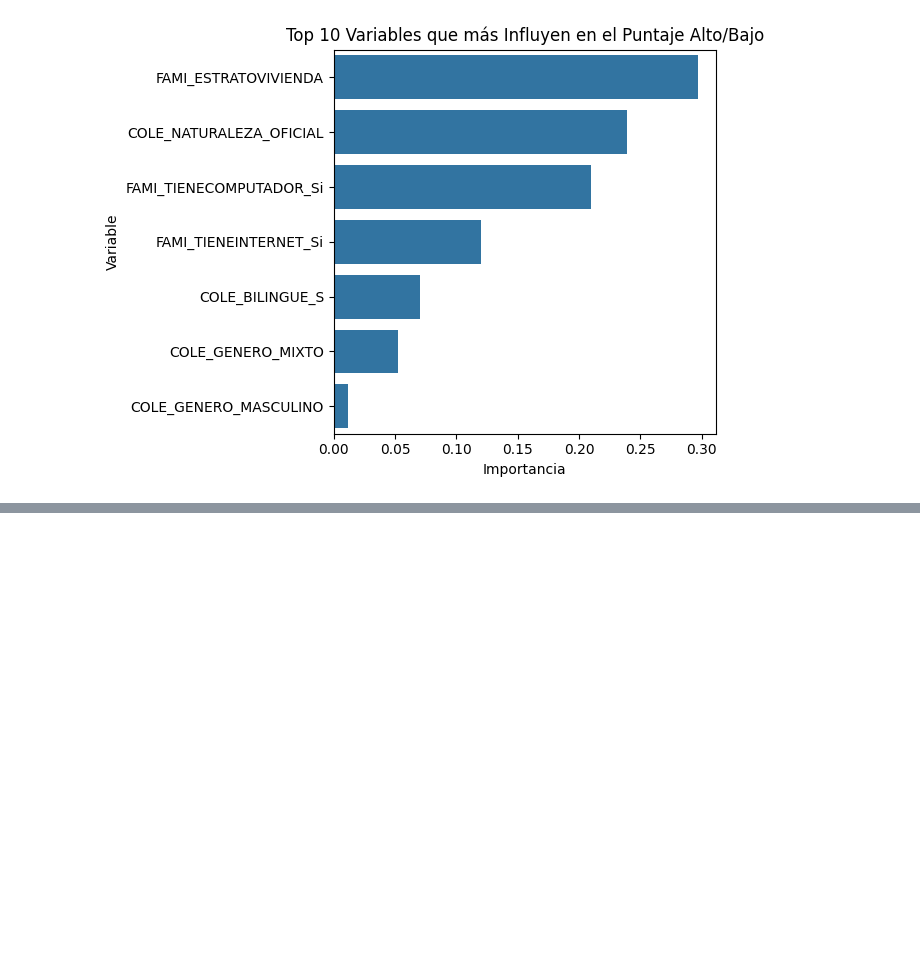
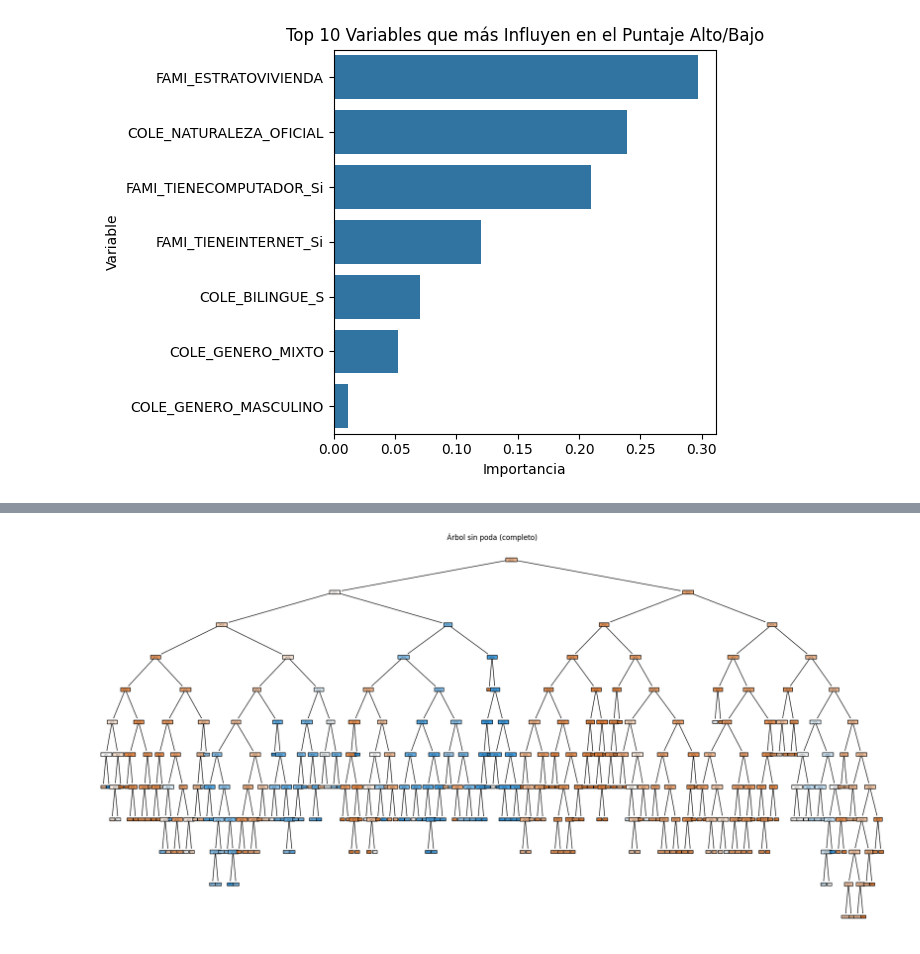
Before and after one commit to MiguelVel95/EspecMiguel, a Jupyter notebook: Trabajo Final/TrabajoFinal.ipynb, the cells around one changed output, grey strips where cells are left out. Cells and saved outputs as stored; diff of their text form; code cells hidden in the pictures; blank space fills up the shorter version.

```diff
--- a/Trabajo Final/TrabajoFinal.ipynb
+++ b/Trabajo Final/TrabajoFinal.ipynb
@@ -568,0 +606,7 @@ plt.show()
+# %%
+plt.figure(figsize=(24,12))
+plot_tree(tree_full, feature_names=Xa.columns, class_names=data.target_names, filled=True)
+plt.title("Árbol sin poda (completo)")
+plt.show()
+# %% [output]
+[figure, added]
```
Also changed, not shown: parts of 14 cells of this notebook, 1 other file.
